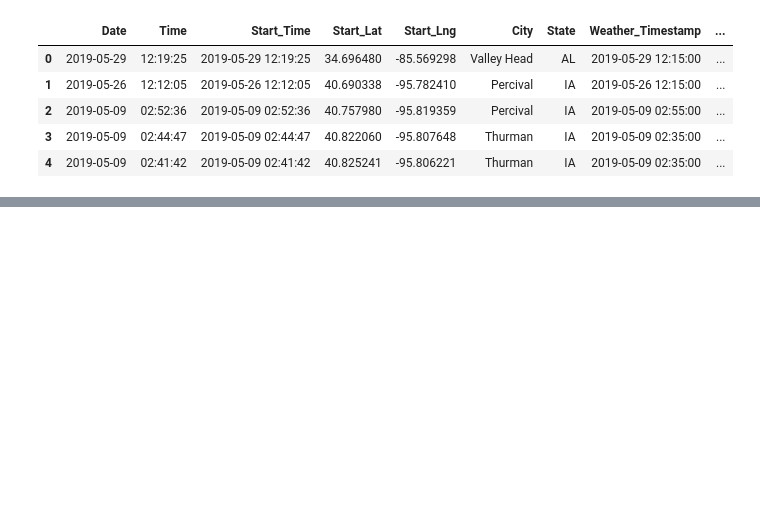
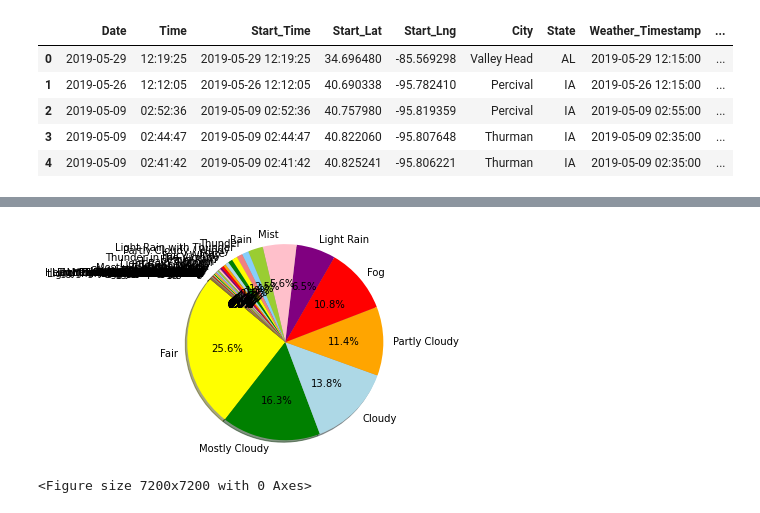
Before and after one commit to gamem001/us_accident_trends, a Jupyter notebook: Seasons_Graphs.ipynb, the cells around one changed output, grey strips where cells are left out. Saved outputs shown, nothing was run; the diff lists cells and outputs as text; code cells hidden in the pictures; blank space fills up the shorter version.

```diff
--- a/Seasons_Graphs.ipynb
+++ b/Seasons_Graphs.ipynb
@@ -63,0 +127,23 @@ winter
+# %%
+#use for seasons not for weather conditions, unless we want to group categories (which we don't)
+pie_labels = spring_accidents['Weather_Condition'].dropna().unique()
+weather_counts = spring_accidents['Weather_Condition'].value_counts()
+pie_labels = list(pie_labels)
+weather_counts = list(weather_counts)
+# %%
+label = [pie_labels]
+totals = [weather_counts]
+colors = ["yellow", "green", "lightblue", "orange", "red",
+          "purple", "pink", "yellowgreen", "lightskyblue", "lightcoral"]
+# %%
+# Tell matplotlib to create a pie chart based upon the above data
+plt.pie(totals, labels = pie_labels,
+        colors = colors, autopct="%1.1f%%", shadow=True, startangle = 140)
+# Create axes which are equal so we have a perfect circle
+plt.axis("equal")
+#print the final product to the screen
+fig = plt.figure(figsize=(100,100))
+plt.show()
+# %% [output]
+[figure, added]
+<Figure size 7200x7200 with 0 Axes>
```
Also changed, not shown: parts of 18 cells of this notebook, 3 other files.
